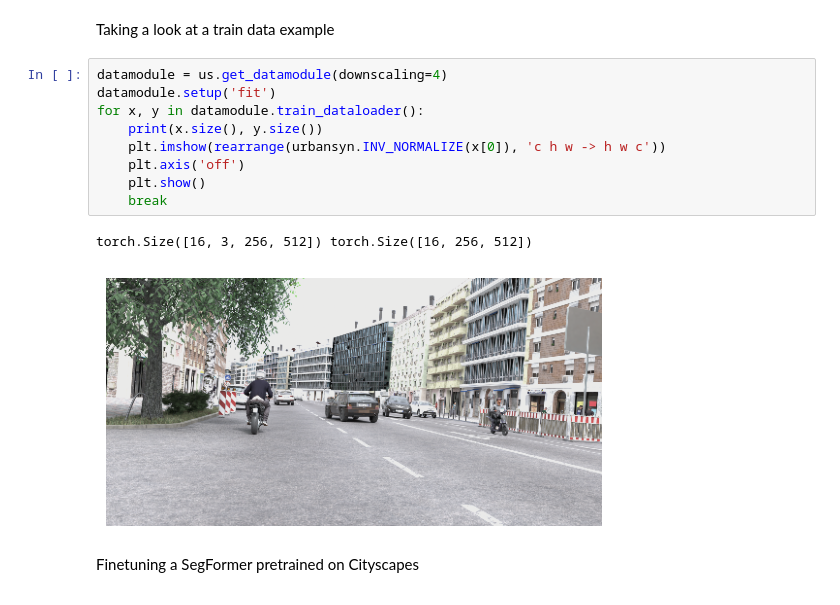
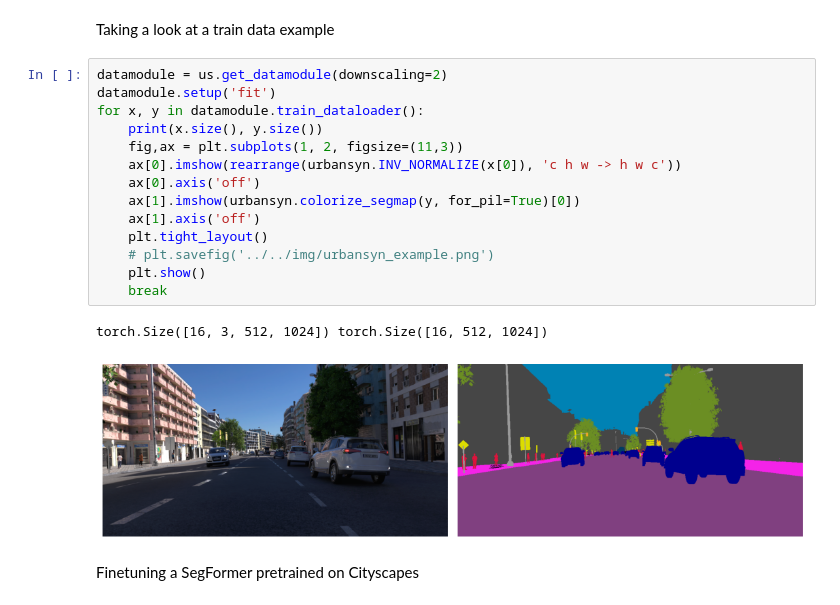
Before and after one commit to zaitsev136/computer-vision, a Jupyter notebook: experiments/urbansyn_segformer/train_segformer.ipynb, the cells around one changed output. Drawn from its saved outputs; the diff is of its cells as text.

```diff
--- a/experiments/urbansyn_segformer/train_segformer.ipynb
+++ b/experiments/urbansyn_segformer/train_segformer.ipynb
@@ -43,17 +43,22 @@ c:\main\repos\semantic_segmentation\data\urbansyn_resized\256 already exists.
 # %% [markdown]
 Taking a look at a train data example
 # %%
-datamodule = us.get_datamodule(downscaling=4)
+datamodule = us.get_datamodule(downscaling=2)
 datamodule.setup('fit')
 for x, y in datamodule.train_dataloader():
     print(x.size(), y.size())
-    plt.imshow(rearrange(urbansyn.INV_NORMALIZE(x[0]), 'c h w -> h w c'))
-    plt.axis('off')
+    fig,ax = plt.subplots(1, 2, figsize=(11,3))
+    ax[0].imshow(rearrange(urbansyn.INV_NORMALIZE(x[0]), 'c h w -> h w c'))
+    ax[0].axis('off')
+    ax[1].imshow(urbansyn.colorize_segmap(y, for_pil=True)[0])
+    ax[1].axis('off')
+    plt.tight_layout()
+    # plt.savefig('../../img/urbansyn_example.png')
     plt.show()
     break
 # %% [output]
-torch.Size([16, 3, 256, 512]) torch.Size([16, 256, 512])
+torch.Size([16, 3, 512, 1024]) torch.Size([16, 512, 1024])
-[figure, old version]
+[figure, new version]
 # %% [markdown]
 Finetuning a SegFormer pretrained on Cityscapes
 # %%
```
Also changed, not shown: parts of 2 cells of this notebook, 6 other files.
